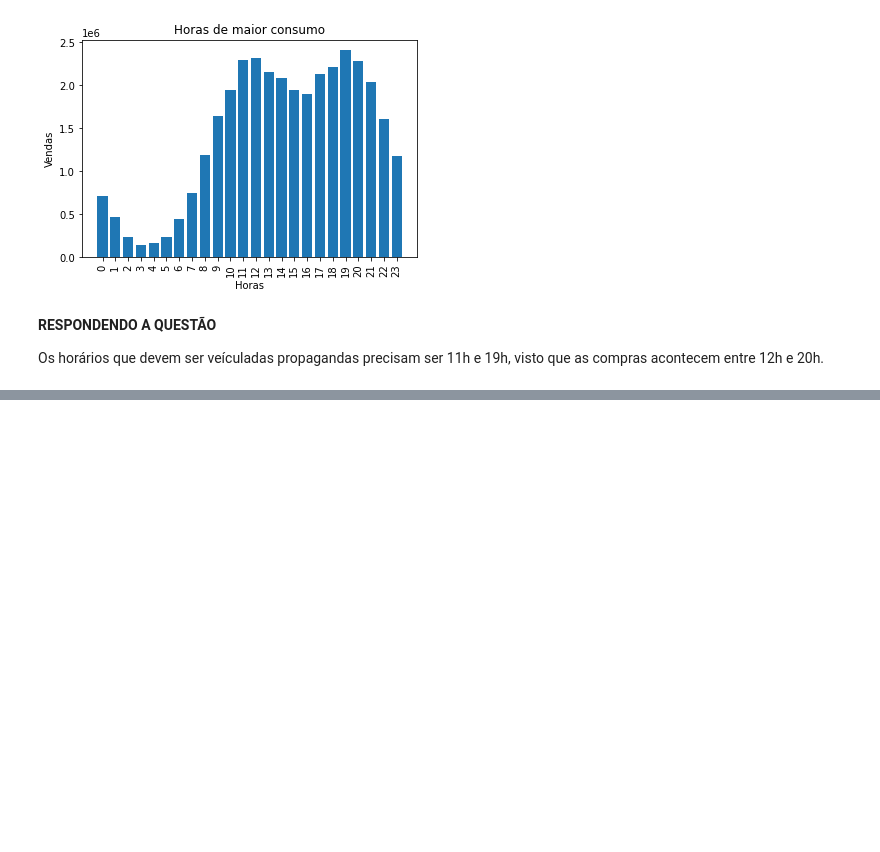
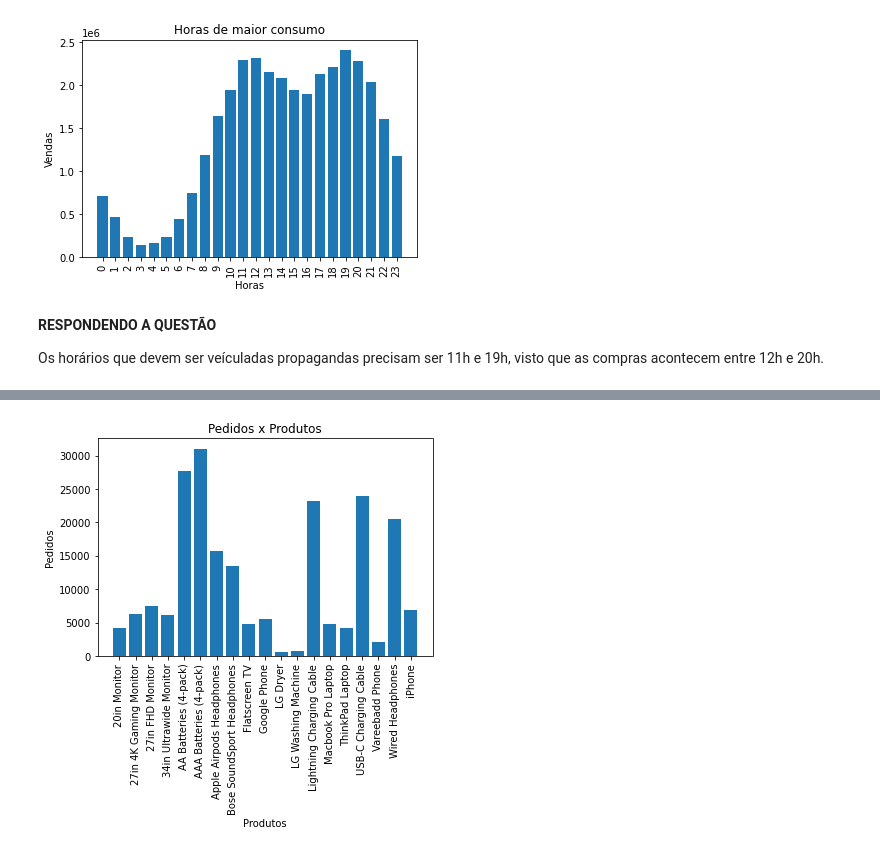
Before and after one commit to vinigm/Portfolio, a Jupyter notebook: 3_SalesAnalysis.ipynb, the cells around one changed output, grey strips where cells are left out. Cells and saved outputs as stored; diff of their text form; code cells hidden in the pictures; blank space fills up the shorter version.

```diff
--- a/3_SalesAnalysis.ipynb
+++ b/3_SalesAnalysis.ipynb
@@ -398,0 +439,3 @@ Os horários que devem ser veículadas propagandas precisam ser 11h e 19h, visto
+# %%
+soma_produtos = df4.groupby('product').sum()
+soma_produtos
@@ -398,0 +461,11 @@ Os horários que devem ser veículadas propagandas precisam ser 11h e 19h, visto
+# %%
+produtos = [prod for prod, df4 in df4.groupby('product')]
+
+plt.bar(produtos, soma_produtos['quantity_ordered'])
+plt.title('Pedidos x Produtos')
+plt.xticks(produtos, rotation = 90)
+plt.xlabel('Produtos')
+plt.ylabel('Pedidos')
+plt.show()
+# %% [output]
+[figure, added]
```
Also changed, not shown: parts of 13 cells of this notebook.
